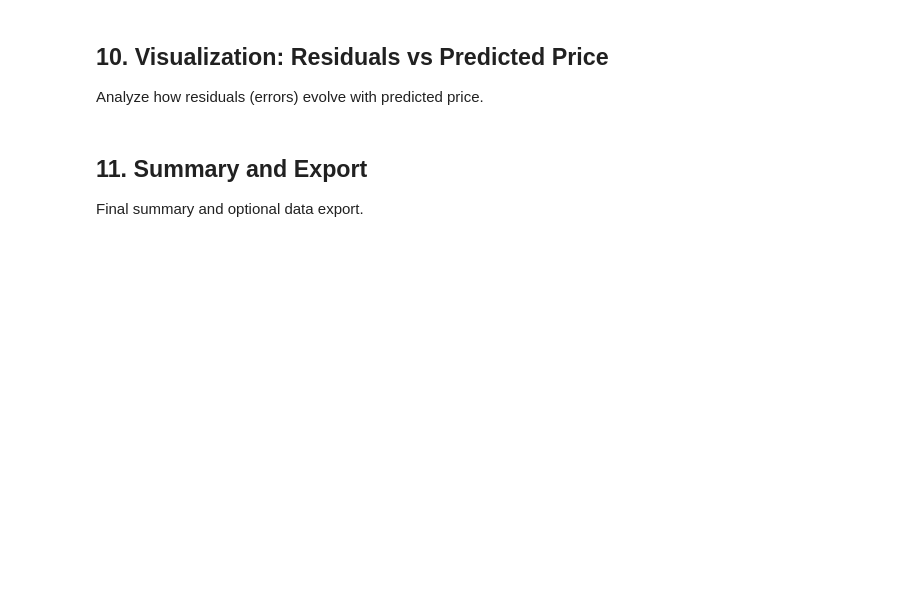
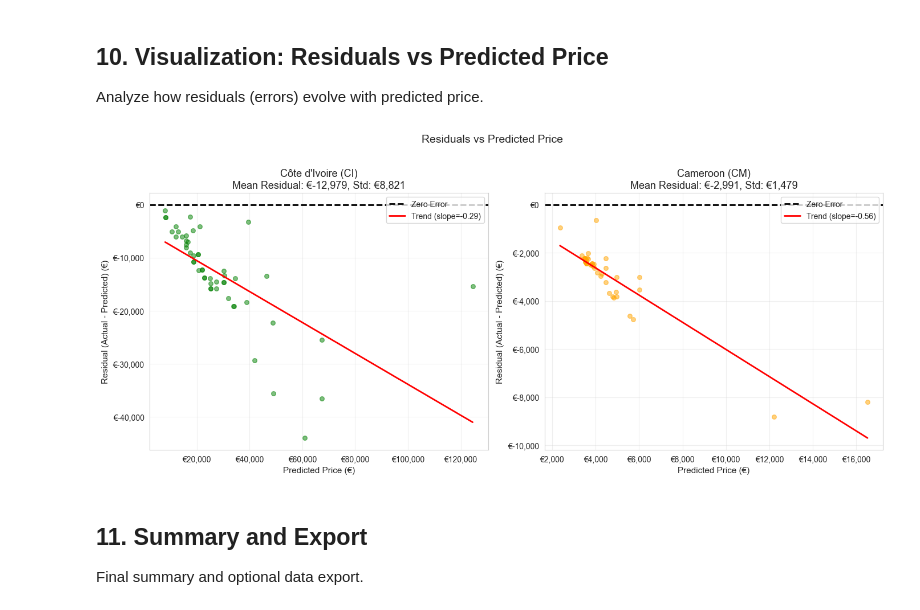
Before and after one commit to brunothefirst/car_price_prediction, a Jupyter notebook: notebooks/07_lean_model_evaluation_customs.ipynb, the cells around one changed output. Saved outputs shown, nothing was run; the diff lists cells and outputs as text; code cells hidden in the pictures; blank space fills up the shorter version.

```diff
--- a/notebooks/07_lean_model_evaluation_customs.ipynb
+++ b/notebooks/07_lean_model_evaluation_customs.ipynb
@@ -808,41 +1109,35 @@ for idx, (country, df_results, ax) in enumerate([
     residuals = df_results['residual'].to_numpy()
 
     # Scatter plot
     ax.scatter(pred_q50, residuals, alpha=0.5, color=colors[country], s=30)
 
     # Zero line
     ax.axhline(y=0, color='black', linestyle='--', linewidth=2, label='Zero Error')
 
     # Add trend line
     z = np.polyfit(pred_q50, residuals, 1)
     p = np.poly1d(z)
     x_line = np.linspace(pred_q50.min(), pred_q50.max(), 100)
     ax.plot(x_line, p(x_line), 'r-', linewidth=2, label=f'Trend (slope={z[0]:.2f})')
 
     country_name = "Côte d'Ivoire" if country == 'CI' else "Cameroon"
     mean_residual = residuals.mean()
     std_residual = residuals.std()
     ax.set_title(f'{country_name} ({country})\nMean Residual: €{mean_residual:,.0f}, Std: €{std_residual:,.0f}', fontsize=13)
     ax.set_xlabel('Predicted Price (€)', fontsize=11)
     ax.set_ylabel('Residual (Actual - Predicted) (€)', fontsize=11)
     ax.legend(loc='upper right', fontsize=10)
     ax.grid(True, alpha=0.3)
 
     # Format x-axis
     ax.xaxis.set_major_formatter(plt.FuncFormatter(lambda x, p: f'€{x:,.0f}'))
     ax.yaxis.set_major_formatter(plt.FuncFormatter(lambda x, p: f'€{x:,.0f}'))
 
 plt.suptitle('Residuals vs Predicted Price', fontsize=14, y=1.02)
 plt.tight_layout()
 plt.show()
-
-# Print residual statistics
-print("\nResidual Statistics:")
-print(f"{'Country':<15} {'Mean (€)':>15} {'Std (€)':>15} {'Min (€)':>15} {'Max (€)':>15}")
-print("-" * 75)
-for country, df_results in [('CI', df_ci_results), ('CM', df_cm_results)]:
-    res = df_results['residual'].to_numpy()
-    print(f"{country:<15} {res.mean():>15,.0f} {res.std():>15,.0f} {res.min():>15,.0f} {res.max():>15,.0f}")
+# %% [output]
+[figure, added]
 # %% [markdown]
 ## 11. Summary and Export
 
```
Also changed, not shown: parts of 8 cells of this notebook, 1 other file.
